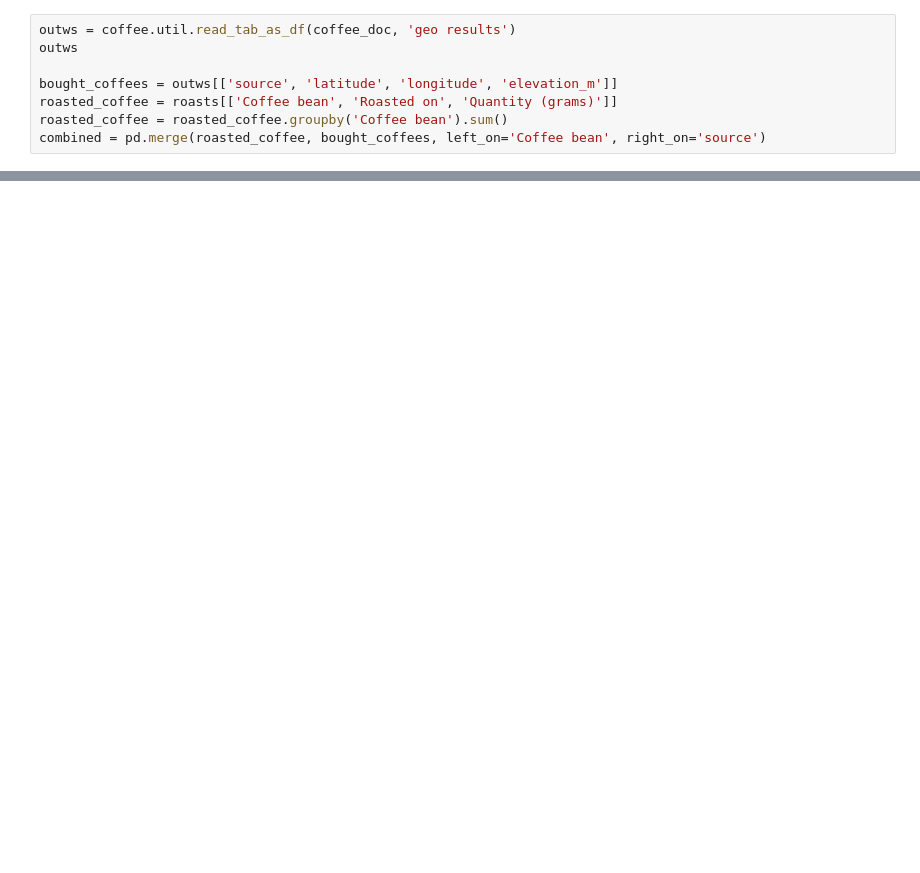
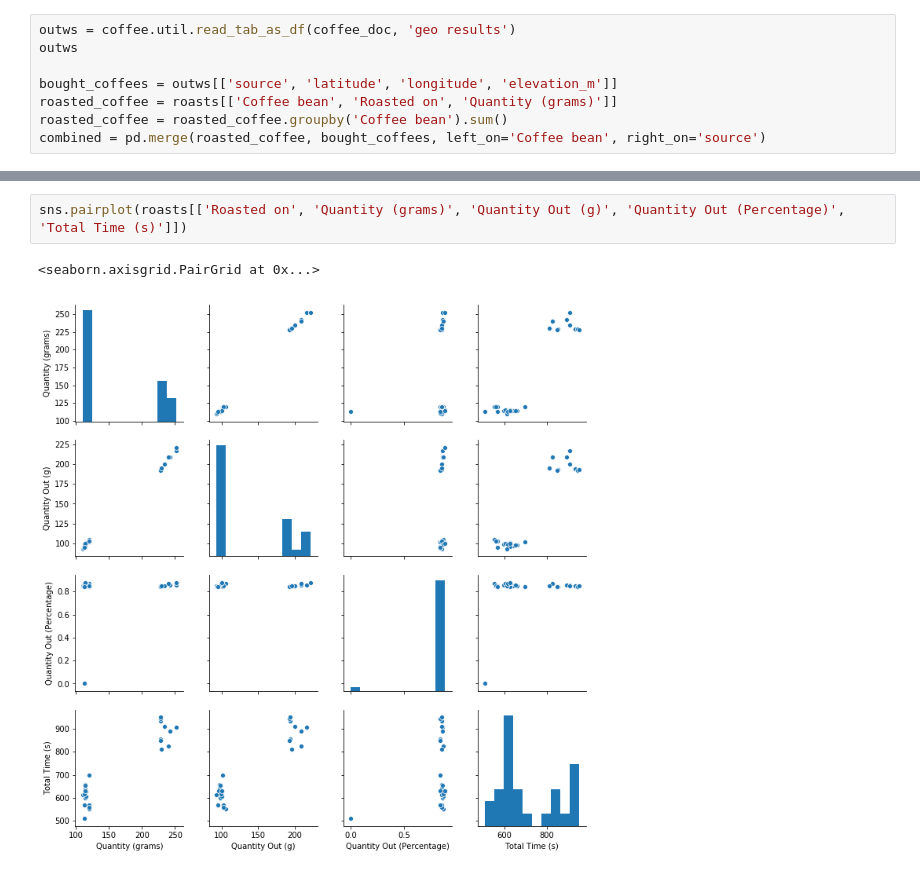
Before and after one commit to themcclure/coffee, a Jupyter notebook: visualizations.ipynb, the cells around one changed output, grey strips where cells are left out. Saved outputs shown, nothing was run; the diff lists cells and outputs as text; blank space fills up the shorter version.

```diff
--- a/visualizations.ipynb
+++ b/visualizations.ipynb
@@ -59,0 +78,5 @@ g = sns.distplot(roasted_coffee['Quantity (grams)'].values)
+# %%
+sns.pairplot(roasts[['Roasted on', 'Quantity (grams)', 'Quantity Out (g)', 'Quantity Out (Percentage)', 'Total Time (s)']])
+# %% [output]
+<seaborn.axisgrid.PairGrid at 0x...>
+[figure, added]
```
Also changed, not shown: parts of 5 cells of this notebook.
